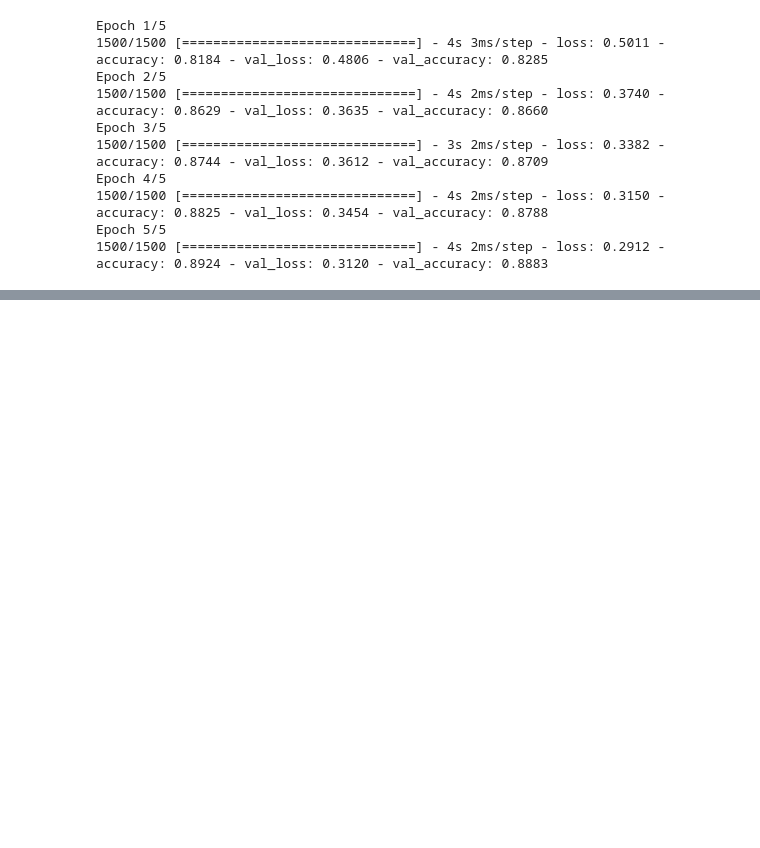
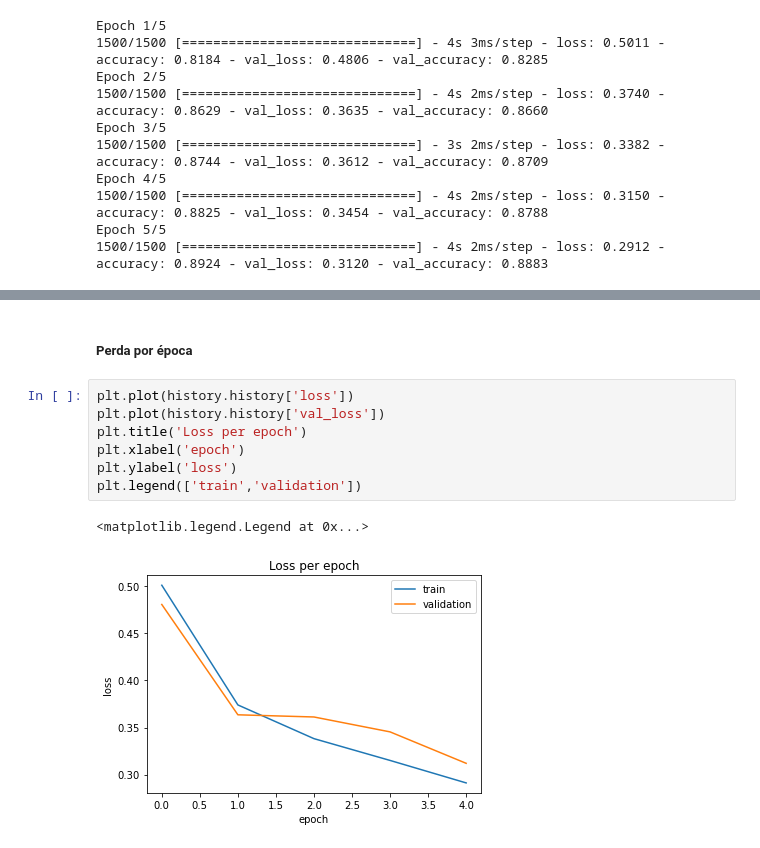
Before and after one commit to raphaellabartoncello/recognition-clothing_type, a Jupyter notebook: model-notebook.ipynb, the cells around one changed output, grey strips where cells are left out. Saved outputs shown, nothing was run; the diff lists cells and outputs as text; blank space fills up the shorter version.

```diff
--- a/model-notebook.ipynb
+++ b/model-notebook.ipynb
@@ -143,0 +160,12 @@ load = load_model('model.h5')
+# %% [markdown]
+##### Perda por época
+# %%
+plt.plot(history.history['loss'])
+plt.plot(history.history['val_loss'])
+plt.title('Loss per epoch')
+plt.xlabel('epoch')
+plt.ylabel('loss')
+plt.legend(['train','validation'])
+# %% [output]
+<matplotlib.legend.Legend at 0x...>
+[figure, added]
```
Also changed, not shown: parts of 13 cells of this notebook.
